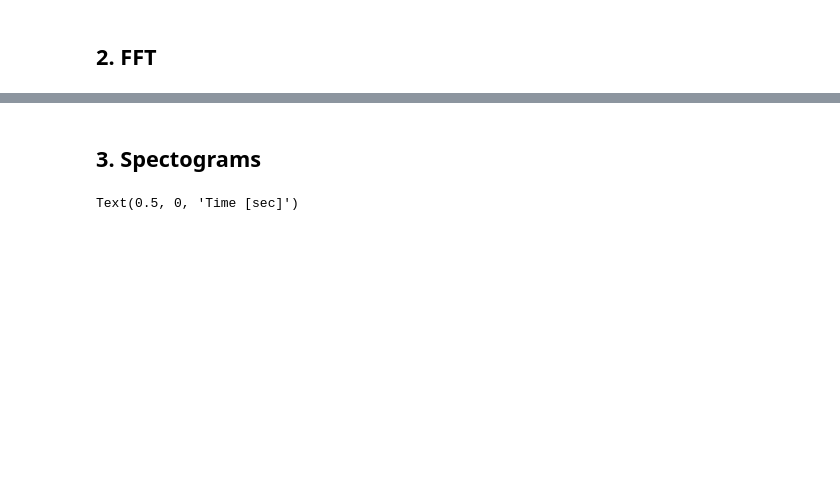
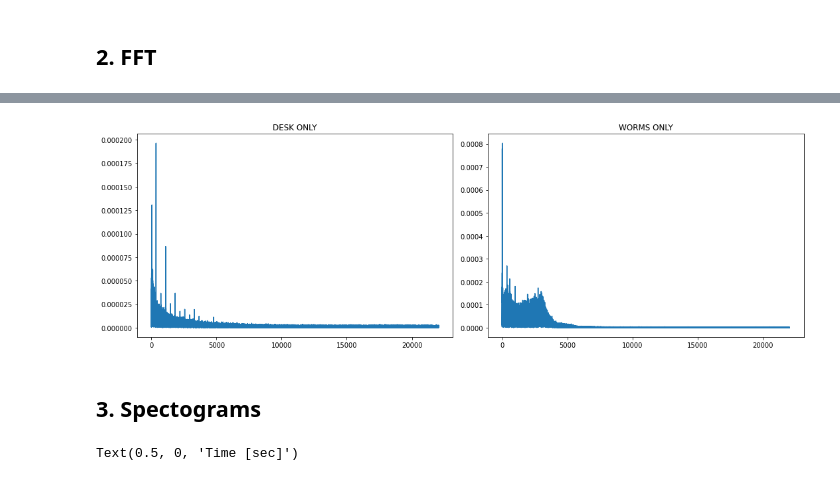
Before and after one commit to lukaschoebel/bed, a Jupyter notebook: notebooks/playground.ipynb, the cells around one changed output, grey strips where cells are left out. Saved outputs shown, nothing was run; the diff lists cells and outputs as text; code cells hidden in the pictures; blank space fills up the shorter version.

```diff
--- a/notebooks/playground.ipynb
+++ b/notebooks/playground.ipynb
@@ -61,3 +48,18 @@ nou.plot_fft(worms_samples, worms_sr, "WORMS ONLY")
+# %%
+plt.figure(figsize=(15, 5))
+fig1 = plt.subplot(1, 2, 1)
+desk_x, desk_y = nou.plot_fft(desk_samples, desk_sr)
+fig1.plot(desk_x, desk_y)
+plt.title("DESK ONLY")
+
+fig2 = plt.subplot(1, 2, 2)
+worms_x, worms_y = nou.plot_fft(worms_samples, worms_sr)
+fig2.plot(worms_x, worms_y)
+plt.title("WORMS ONLY")
+
+plt.tight_layout()
+# %% [output]
+[figure, added]
 # %% [markdown]
 ## 3. Spectograms
 # %%
```
Also changed, not shown: parts of 15 cells of this notebook, 1 other file.
